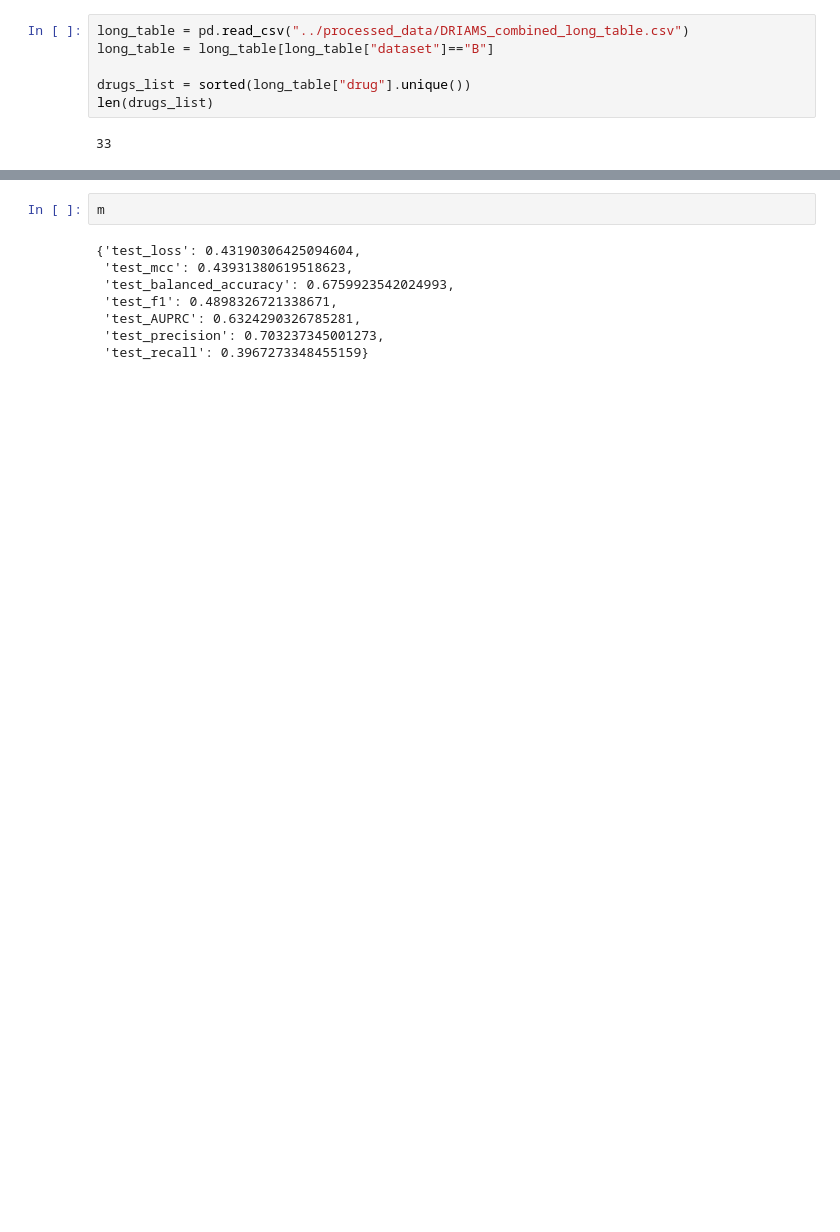
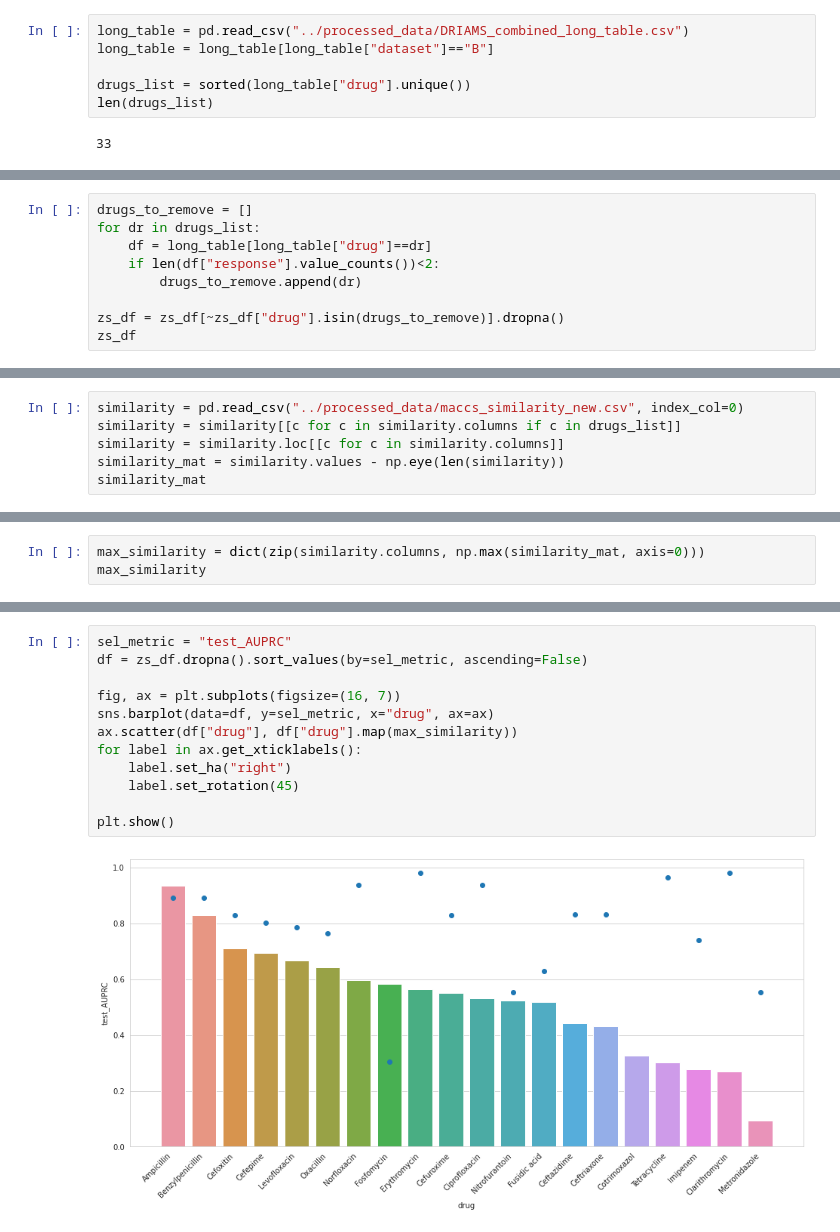
Before and after one commit to BorgwardtLab/MultimodalAMR, a Jupyter notebook: gv_experiments/Plot metrics.ipynb, the cells around one changed output, grey strips where cells are left out. Cells and saved outputs as stored; diff of their text form; blank space fills up the shorter version.

```diff
--- a/gv_experiments/Plot metrics.ipynb
+++ b/gv_experiments/Plot metrics.ipynb
@@ -232,0 +206,9 @@ zs_df
+# %%
+drugs_to_remove = []
+for dr in drugs_list:
+    df = long_table[long_table["drug"]==dr]
+    if len(df["response"].value_counts())<2:
+        drugs_to_remove.append(dr)
+
+zs_df = zs_df[~zs_df["drug"].isin(drugs_to_remove)].dropna()
+zs_df
@@ -232,0 +233,6 @@ zs_df
+# %%
+similarity = pd.read_csv("../processed_data/maccs_similarity_new.csv", index_col=0)
+similarity = similarity[[c for c in similarity.columns if c in drugs_list]]
+similarity = similarity.loc[[c for c in similarity.columns]]
+similarity_mat = similarity.values - np.eye(len(similarity))
+similarity_mat
@@ -232,0 +253,3 @@ zs_df
+# %%
+max_similarity = dict(zip(similarity.columns, np.max(similarity_mat, axis=0)))
+max_similarity
@@ -233,10 +274,14 @@ zs_df
 # %%
-m
+sel_metric = "test_AUPRC"
+df = zs_df.dropna().sort_values(by=sel_metric, ascending=False)
+
+fig, ax = plt.subplots(figsize=(16, 7))
+sns.barplot(data=df, y=sel_metric, x="drug", ax=ax)
+ax.scatter(df["drug"], df["drug"].map(max_similarity))
+for label in ax.get_xticklabels():
+    label.set_ha("right")
+    label.set_rotation(45)
+
+plt.show()
 # %% [output]
-{'test_loss': 0.43190306425094604,
- 'test_mcc': 0.43931380619518623,
- 'test_balanced_accuracy': 0.6759923542024993,
- 'test_f1': 0.4898326721338671,
- 'test_AUPRC': 0.6324290326785281,
- 'test_precision': 0.703237345001273,
- 'test_recall': 0.3967273348455159}
+[figure, added]
```
Also changed, not shown: parts of 30 cells of this notebook, 15 other files.
